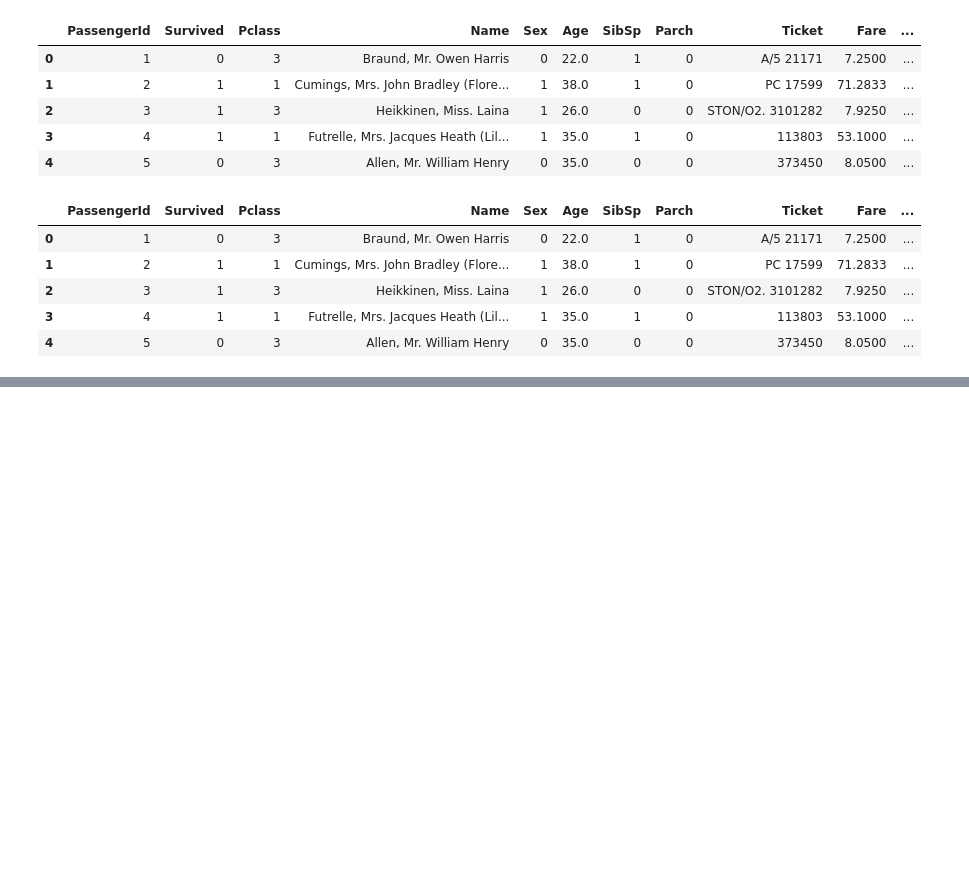
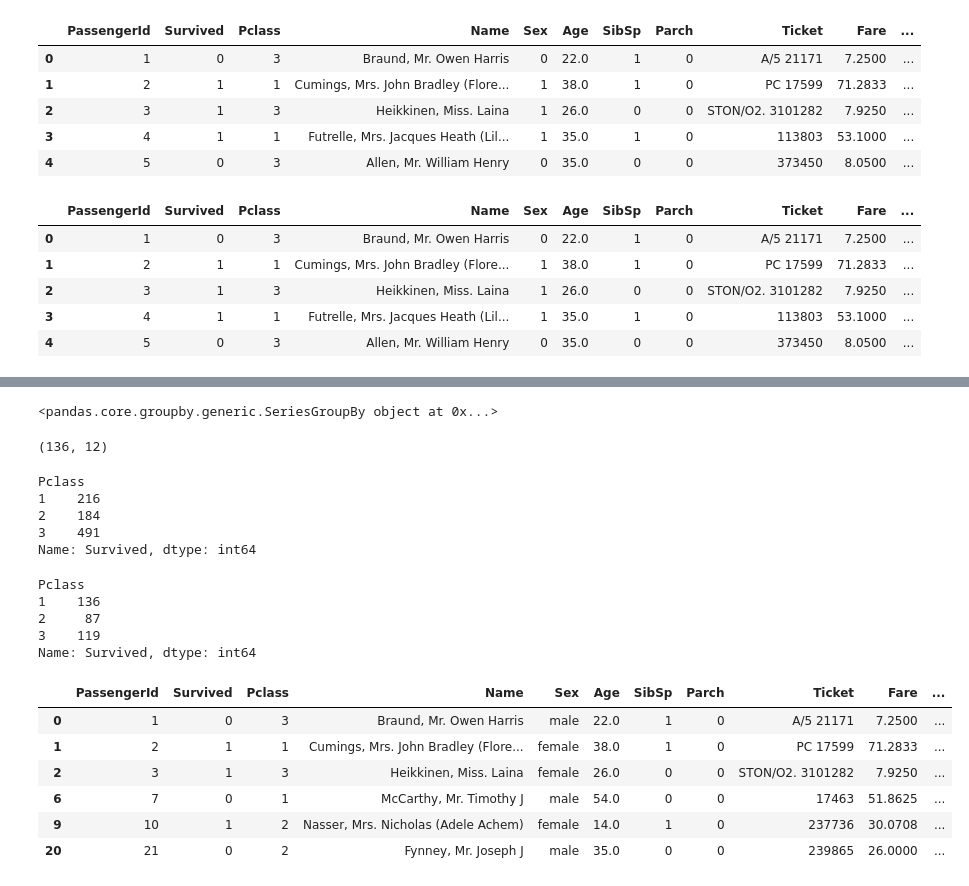
Before and after one commit to parmeet-97637/LPU-Session, a Jupyter notebook: Tuesday Batch/Pandas Tutorial.ipynb, the cells around one changed output, grey strips where cells are left out. Saved outputs shown, nothing was run; the diff lists cells and outputs as text; code cells hidden in the pictures; blank space fills up the shorter version.

Commit message:
Updated Pandas Tutorial

```diff
--- a/Tuesday Batch/Pandas Tutorial.ipynb
+++ b/Tuesday Batch/Pandas Tutorial.ipynb
@@ -1603,0 +1742,25 @@ df.head()
+# %%
+selected_cols = grouped_object['Survived']
+selected_cols
+# %% [output]
+<pandas.core.groupby.generic.SeriesGroupBy object at 0x...>
+# %%
+df[(df['Pclass'] ==1) &(df['Survived']==1)].shape
+# %% [output]
+(136, 12)
+# %%
+selected_cols.count() # total number of passengers travlleing in eahc class
+# %% [output]
+Pclass
+1    216
+2    184
+3    491
+Name: Survived, dtype: int64
+# %%
+selected_cols.sum() # total number of people survived
+# %% [output]
+Pclass
+1    136
+2     87
+3    119
+Name: Survived, dtype: int64
@@ -1603,0 +1776,11 @@ df.head()
+# %%
+grouped_object = df.groupby(['Pclass','Survived'])
+grouped_object.head(1)
+# %% [output]
+|  | PassengerId | Survived | Pclass | Name | Sex | Age | SibSp | Parch | Ticket | Fare | ... |
+| 0 | 1 | 0 | 3 | Braund, Mr. Owen Harris | male | 22.0 | 1 | 0 | A/5 21171 | 7.2500 | ... |
+| 1 | 2 | 1 | 1 | Cumings, Mrs. John Bradley (Flore... | female | 38.0 | 1 | 0 | PC 17599 | 71.2833 | ... |
+| 2 | 3 | 1 | 3 | Heikkinen, Miss. Laina | female | 26.0 | 0 | 0 | STON/O2. 3101282 | 7.9250 | ... |
+| 6 | 7 | 0 | 1 | McCarthy, Mr. Timothy J | male | 54.0 | 0 | 0 | 17463 | 51.8625 | ... |
+| 9 | 10 | 1 | 2 | Nasser, Mrs. Nicholas (Adele Achem) | female | 14.0 | 1 | 0 | 237736 | 30.0708 | ... |
+| 20 | 21 | 0 | 2 | Fynney, Mr. Joseph J | male | 35.0 | 0 | 0 | 239865 | 26.0000 | ... |
```
Also changed, not shown: parts of 66 cells of this notebook.
